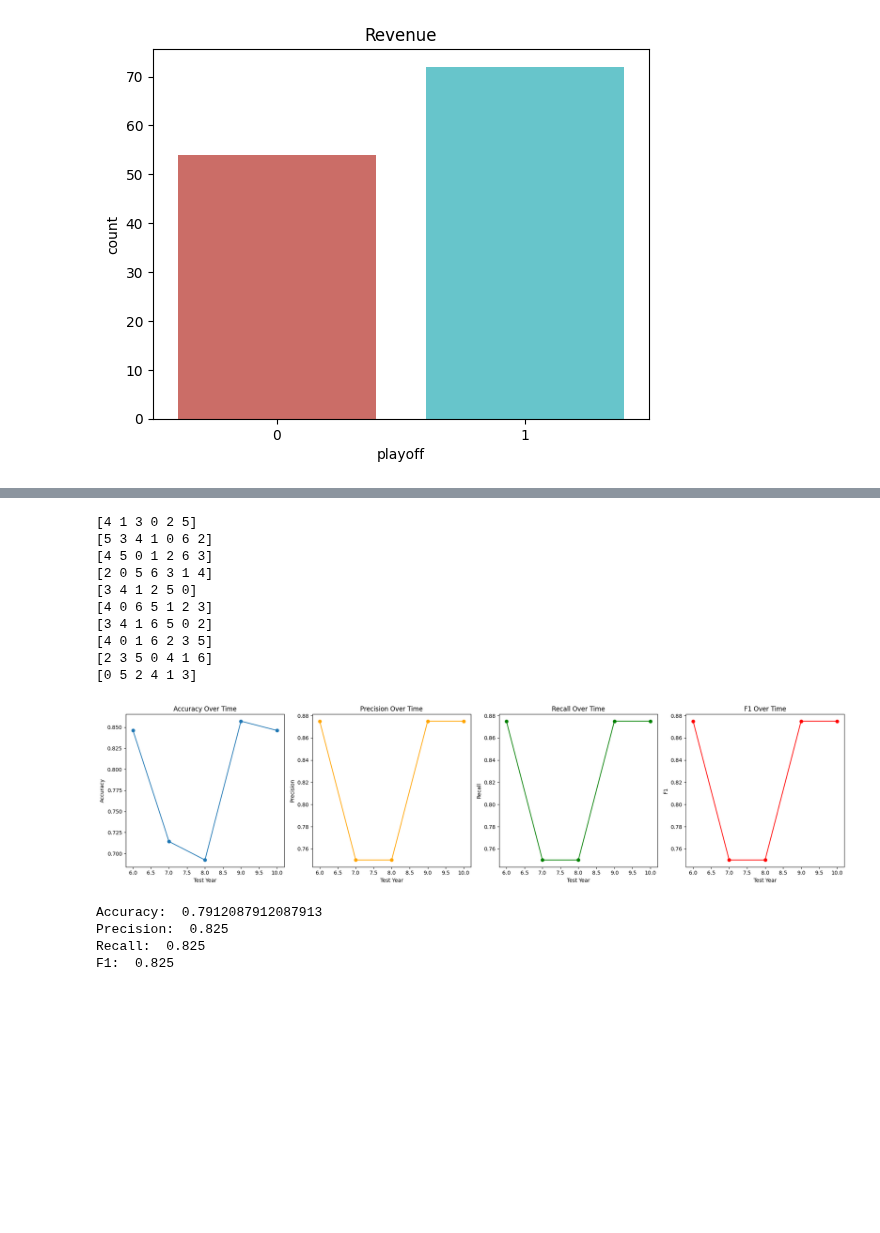
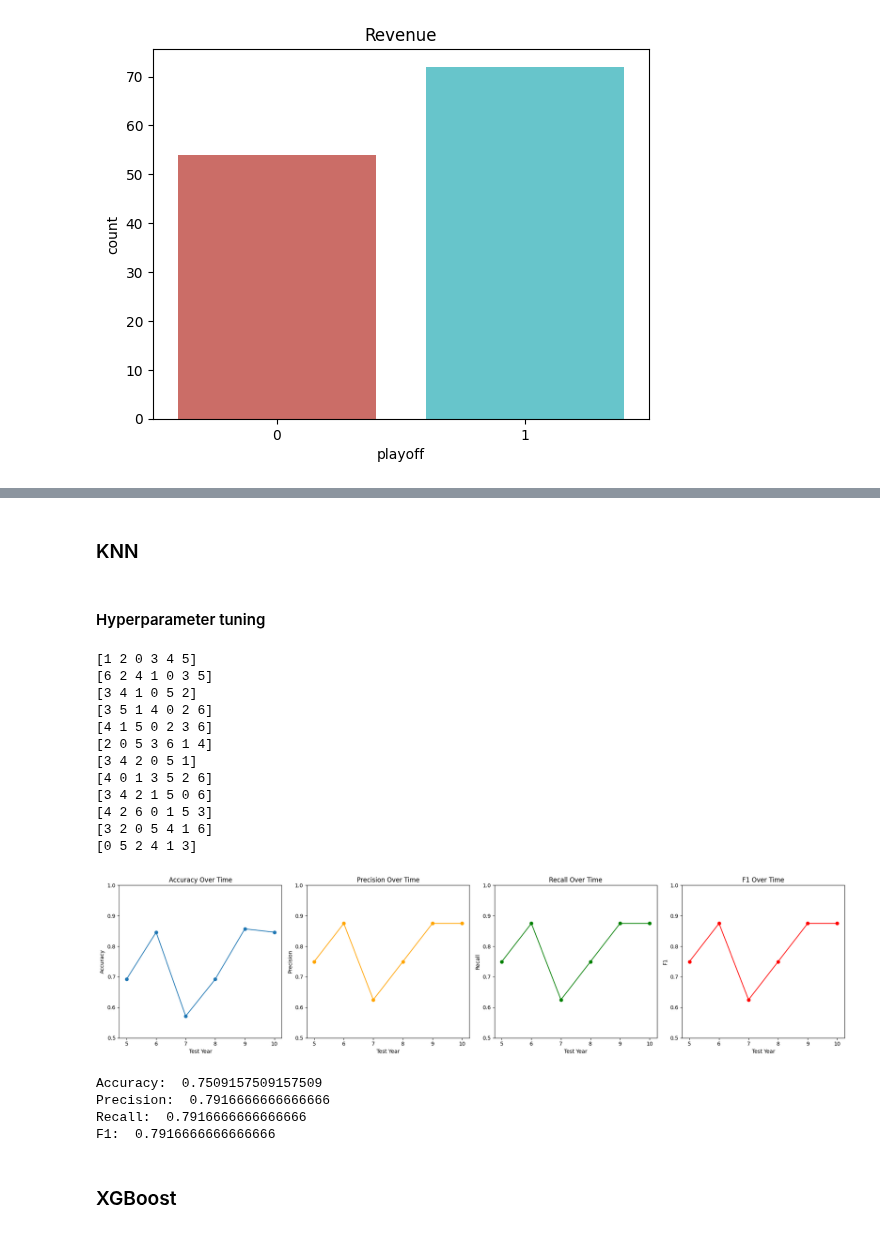
Before and after one commit to Joanaigs/Predict-WNBA-Winners-AC-66, a Jupyter notebook: data_training.ipynb, the cells around one changed output, grey strips where cells are left out. Cells and saved outputs as stored; diff of their text form; code cells hidden in the pictures; blank space fills up the shorter version.

```diff
--- a/data_training.ipynb
+++ b/data_training.ipynb
@@ -86,12 +95,9 @@ def split_and_train(year, model, data, target_col="playoff", scaling=False):
         y_pred[sorted_indices[:4]] = 1
 
         result_df = pd.DataFrame({'y_test': y_test, 'y_pred': y_pred, 'y_prob': y_prob[:, 1]})
-        result_df.to_csv("hi.csv", index=False)
 
 
-
-
-        return y_test, y_pred
+        return y_test, y_pred, y_prob[:, 1]
 
 
 
@@ -107,10 +113,10 @@ def train_evaluate_decision_tree_graph(model, data, target_col="playoff", scalin
     data1, data2 = split_data(data)
     years = sorted(data["year"].unique())
 
-    for year in years[4:]:
+    for year in years[3:]:
 
-        y_test1, y_pred1 = split_and_train(year, model, data1, target_col, scaling)
-        y_test2, y_pred2 = split_and_train(year, model, data2, target_col, scaling)
+        y_test1, y_pred1, y_prob1 = split_and_train(year, model, data1, target_col, scaling)
+        y_test2, y_pred2, y_prob2 = split_and_train(year, model, data2, target_col, scaling)
         # Merge of
         # Join y_test1 and y_test2
         y_test = np.concatenate([y_test1, y_test2])
@@ -118,6 +124,9 @@ def train_evaluate_decision_tree_graph(model, data, target_col="playoff", scalin
         # Join y_pred1 and y_pred2
         y_pred = np.concatenate([y_pred1, y_pred2])
 
+        y_prob = np.concatenate([y_prob1, y_prob2])
+
+        result_df = pd.DataFrame({'y_test': y_test, 'y_pred': y_pred, 'y_prob': y_prob})
 
         # Calculate accuracy and precision
         accuracy = accuracy_score(y_test, y_pred)
@@ -144,6 +153,8 @@ def plot_metrics_over_time(years_tested, accuracy_scores, precision_scores, reca
     plt.title('Accuracy Over Time')
     plt.xlabel('Test Year')
     plt.ylabel('Accuracy')
+    plt.ylim(0.5, 1)  # Set the y-limits between 0.5 and 1
+
 
     # Plot precision
     plt.subplot(1, 4, 2)
@@ -151,6 +162,8 @@ def plot_metrics_over_time(years_tested, accuracy_scores, precision_scores, reca
     plt.title('Precision Over Time')
     plt.xlabel('Test Year')
     plt.ylabel('Precision')
+    plt.ylim(0.5, 1)  # Set the y-limits between 0.5 and 1
+
 
     # Plot recall
     plt.subplot(1, 4, 3)
@@ -158,6 +171,8 @@ def plot_metrics_over_time(years_tested, accuracy_scores, precision_scores, reca
     plt.title('Recall Over Time')
     plt.xlabel('Test Year')
     plt.ylabel('Recall')
+    plt.ylim(0.5, 1)  # Set the y-limits between 0.5 and 1
+
 
     # Plot f1
     plt.subplot(1, 4, 4)
@@ -165,6 +180,8 @@ def plot_metrics_over_time(years_tested, accuracy_scores, precision_scores, reca
     plt.title('F1 Over Time')
     plt.xlabel('Test Year')
     plt.ylabel('F1')
+    plt.ylim(0.5, 1)  # Set the y-limits between 0.5 and 1
+
 
     plt.tight_layout()
     plt.show()
@@ -221,0 +308,4 @@ F1:  0.825
+# %% [markdown]
+### KNN
+# %% [markdown]
+#### Hyperparameter tuning
@@ -222,20 +330,24 @@ F1:  0.825
 # %%
-model = KNeighborsClassifier()
+model = KNeighborsClassifier(leaf_size=10, n_neighbors=10, p=3, weights='distance')
 years_tested, accuracy_scores, precision_scores, recall_scores, f1_scores = train_evaluate_decision_tree_graph(model, df_teams, scaling=True)
 plot_metrics_over_time(years_tested, accuracy_scores, precision_scores, recall_scores, f1_scores)
 # %% [output]
-[4 1 3 0 2 5]
-[5 3 4 1 0 6 2]
-[4 5 0 1 2 6 3]
-[2 0 5 6 3 1 4]
-[3 4 1 2 5 0]
-[4 0 6 5 1 2 3]
-[3 4 1 6 5 0 2]
-[4 0 1 6 2 3 5]
-[2 3 5 0 4 1 6]
+[1 2 0 3 4 5]
+[6 2 4 1 0 3 5]
+[3 4 1 0 5 2]
+[3 5 1 4 0 2 6]
+[4 1 5 0 2 3 6]
+[2 0 5 3 6 1 4]
+[3 4 2 0 5 1]
+[4 0 1 3 5 2 6]
+[3 4 2 1 5 0 6]
+[4 2 6 0 1 5 3]
+[3 2 0 5 4 1 6]
 [0 5 2 4 1 3]
-[figure, old version]
+[figure, new version]
-Accuracy:  0.7912087912087913
-Precision:  0.825
-Recall:  0.825
-F1:  0.825
+Accuracy:  0.7509157509157509
+Precision:  0.7916666666666666
+Recall:  0.7916666666666666
+F1:  0.7916666666666666
+# %% [markdown]
+### XGBoost
```
Also changed, not shown: parts of 23 cells of this notebook, 16 other files.
